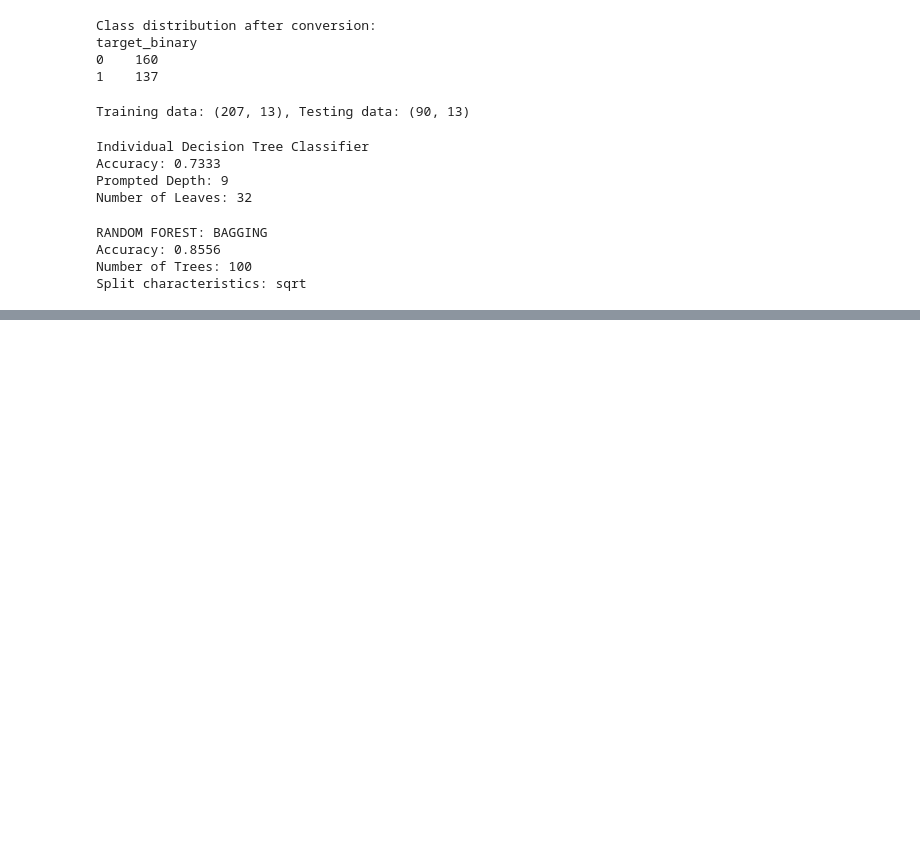
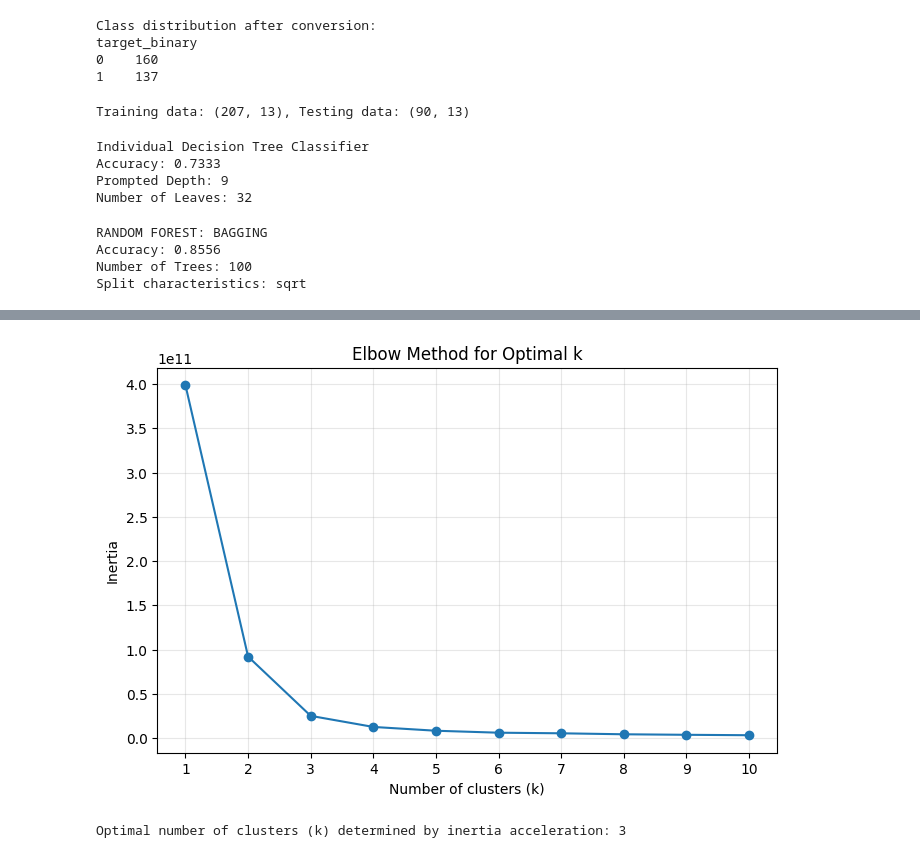
Before and after one commit to alanPalma25/sic-2025-python-ai, a Jupyter notebook: ia_module/classnotes.ipynb, the cells around one changed output, grey strips where cells are left out. Cells and saved outputs as stored; diff of their text form; code cells hidden in the pictures; blank space fills up the shorter version.

```diff
--- a/ia_module/classnotes.ipynb
+++ b/ia_module/classnotes.ipynb
@@ -474,0 +484,24 @@ Date: Nov 11th, 2025
+# %%
+# Create a synthetic dataset
+
+datos = pd.DataFrame({
+    'Ingreso': np.concatenate([
+        # Cluster 1: low income
+        np.random.normal(30000, 5000, 50),
+        # Cluster 2: medium income
+        np.random.normal(80000, 10000, 50),
+        # Cluster 3: high income
+        np.random.normal(150000, 20000, 50)
+    ]),
+    'Gasto': np.concatenate([
+        # Cluster 1: low spending
+        np.random.normal(2000, 500, 50),
+        # Cluster 2: medium spending
+        np.random.normal(7000, 1000, 50),
+        # Cluster 3: high spending
+        np.random.normal(20000, 3000, 50)
+    ])
+})
+
+print("First five rows of the dataset:")
+display(datos.head())
@@ -474,0 +516,10 @@ Date: Nov 11th, 2025
+# %%
+inercia = []
+k_range = range(1, 11)
+
+for i in k_range:
+    kmeans = KMeans(n_clusters=i, random_state=42,n_init='auto')
+    kmeans.fit(datos)
+    inercia.append(kmeans.inertia_)
+
+    print(f'K={i}, Inertia={kmeans.inertia_}')
@@ -474,0 +537,34 @@ Date: Nov 11th, 2025
+# %%
+plt.figure(figsize=(8, 5))
+plt.plot(k_range, inercia, marker='o')
+plt.title('Elbow Method for Optimal k')
+plt.xlabel('Number of clusters (k)')
+plt.ylabel('Inertia')
+plt.xticks(k_range)
+plt.grid(True, alpha=0.3)
+plt.show()
+# %% [output]
+[figure, added]
+# %%
+# Define inertia DataFrame
+df_inertia = pd.DataFrame({
+    'K': k_range,
+    'Inertia': inercia
+})
+
+# Inertia convergence
+
+# Inertia reduction
+df_inertia['inertia_reduction'] = df_inertia['Inertia'].diff().fillna(0)
+
+# Inertia acceleration
+df_inertia['reduction_change'] = df_inertia['inertia_reduction'].diff().fillna(0)
+
+if len(df_inertia) > 3:
+    max_deacceleration = df_inertia.loc[2:, 'reduction_change'].max()
+    k_elbow = df_inertia.loc[df_inertia['reduction_change'] == max_deacceleration, 'K'].values[0]
+    print(f'Optimal number of clusters (k) determined by inertia acceleration: {k_elbow}')
+else:
+    print("Not enough data points to determine optimal k using inertia acceleration.")
+# %% [output]
+Optimal number of clusters (k) determined by inertia acceleration: 3
```
Also changed, not shown: parts of 5 cells of this notebook.
